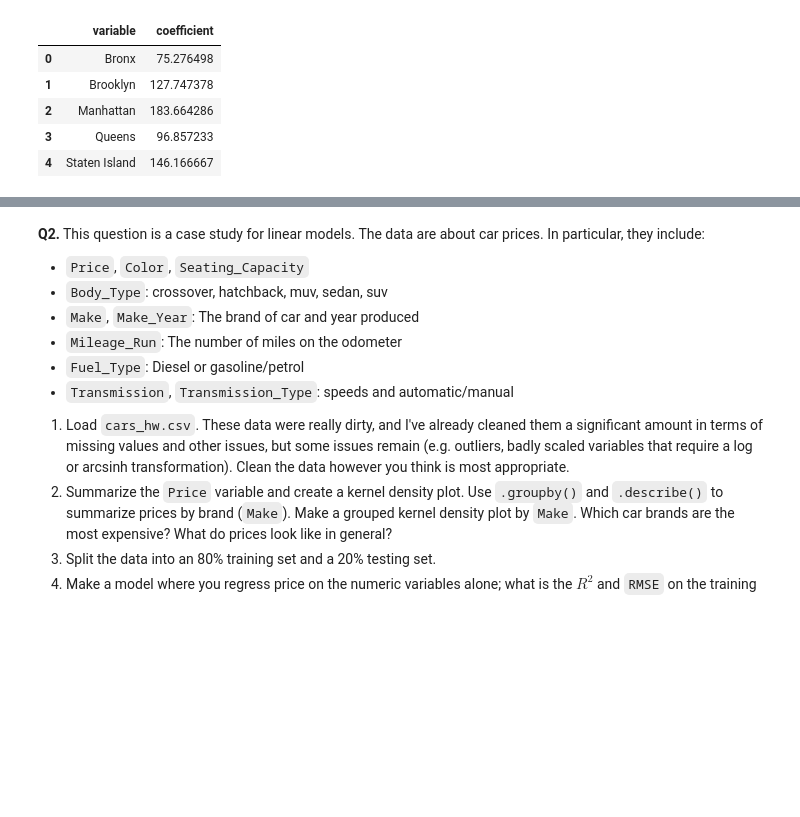
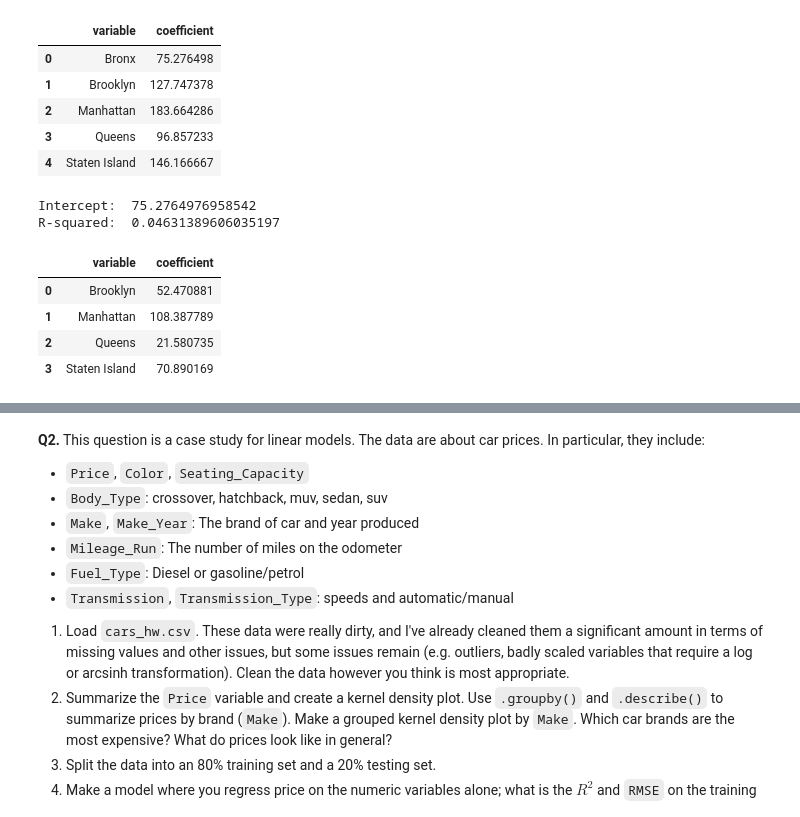
Before and after one commit to gckang/linearRegression, a Jupyter notebook: assignment.ipynb, the cells around one changed output, grey strips where cells are left out. Saved outputs shown, nothing was run; the diff lists cells and outputs as text; code cells hidden in the pictures; blank space fills up the shorter version.

```diff
--- a/assignment.ipynb
+++ b/assignment.ipynb
@@ -88,4 +91,22 @@ R-squared:  0.04631389606035197
 # %%
 '''
-3. Repeat part 2, but leave an intercept in the linear model. How do you have to handle the creation of the dummies differently? What is the intercept? Interpret the coefficients. How can I get the coefficients in part 2 from these new coefficients?
+3. Repeat part 2, but leave an intercept in the linear model. How do you have to handle the creation of the dummies differently? What is the intercept?
+Interpret the coefficients. How can I get the coefficients in part 2 from these new coefficients?
 '''
+y = df1['Price']
+X = pd.get_dummies(df1['Neighbourhood '], dtype='int', drop_first = True)
+
+reg = LinearRegression().fit(X, y) # Fit the linear model
+results = pd.DataFrame({'variable':reg.feature_names_in_, 'coefficient': reg.coef_}) # Regression coefficients
+
+print('Intercept: ', reg.intercept_)
+print('R-squared: ', reg.score(X, y)) # R squared measure
+results
+# %% [output]
+Intercept:  75.2764976958542
+R-squared:  0.04631389606035197
+|  | variable | coefficient |
+| 0 | Brooklyn | 52.470881 |
+| 1 | Manhattan | 108.387789 |
+| 2 | Queens | 21.580735 |
+| 3 | Staten Island | 70.890169 |
```
Also changed, not shown: parts of 10 cells of this notebook.
